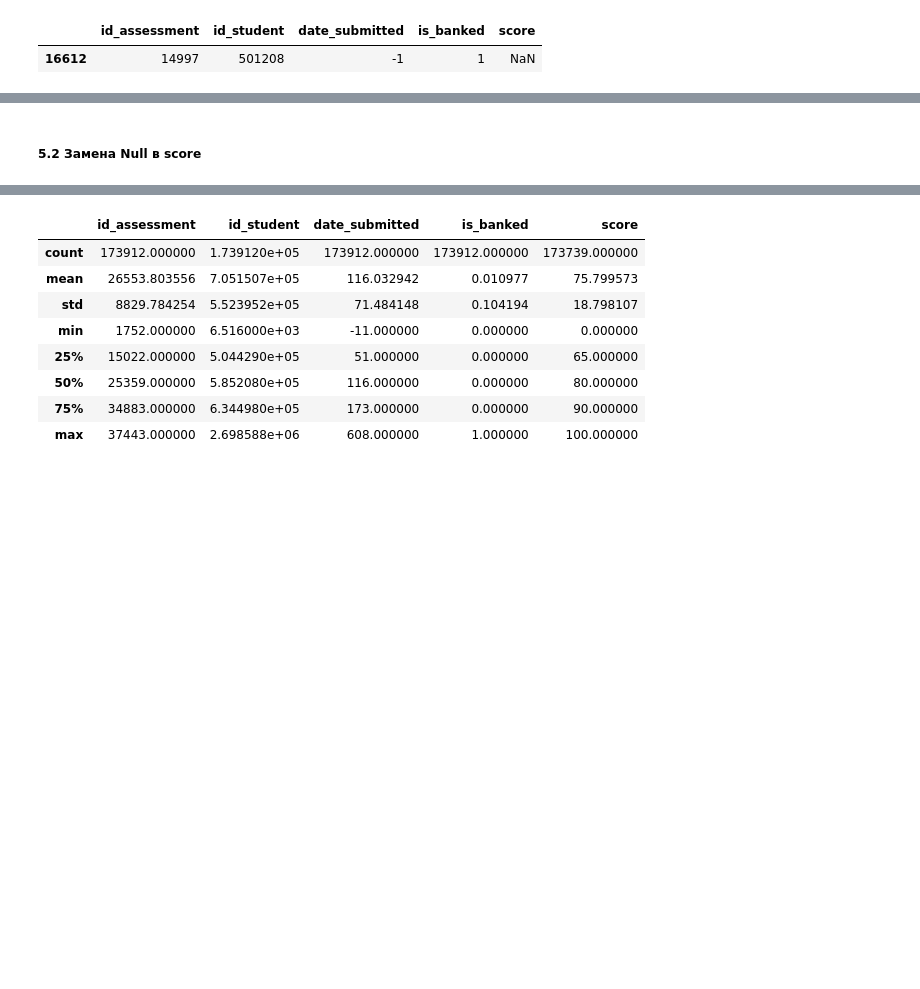
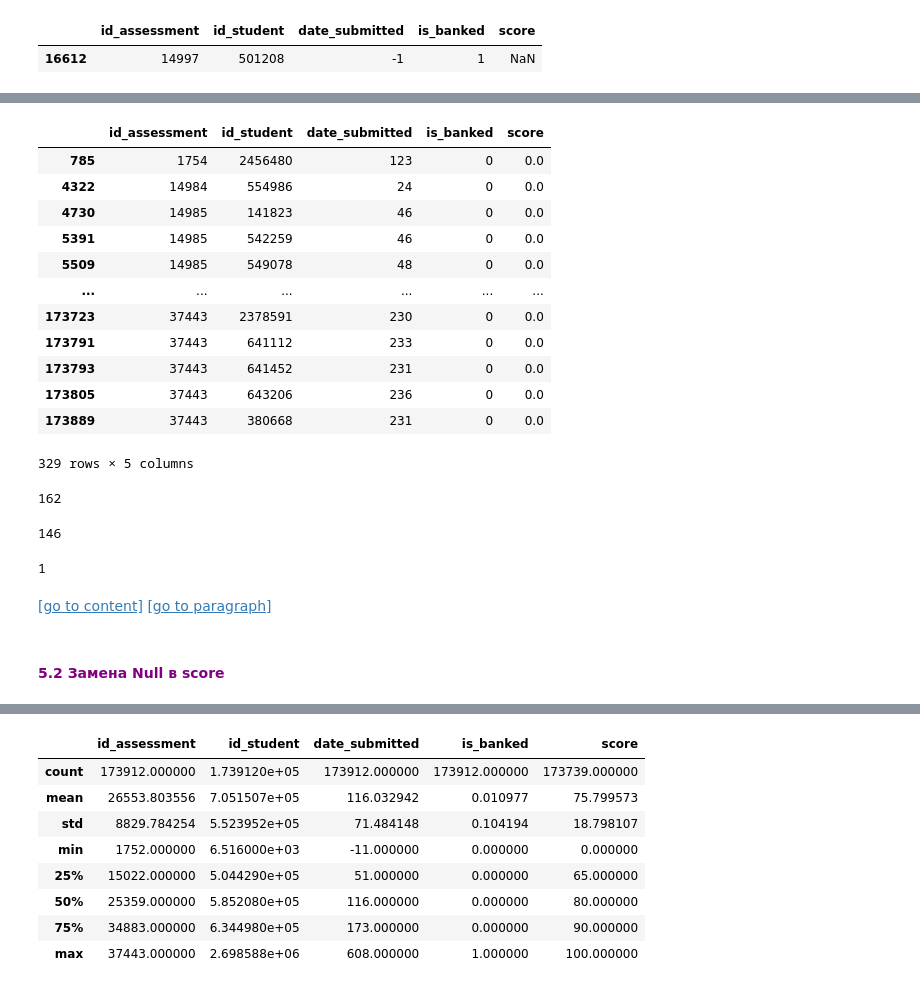
Before and after one commit to RiMGiR/EDA_Project, a Jupyter notebook: First_project.ipynb, the cells around one changed output, grey strips where cells are left out. Saved outputs shown, nothing was run; the diff lists cells and outputs as text; code cells hidden in the pictures; blank space fills up the shorter version.

Commit message:
Correction 5 and 6 paragraphs

```diff
--- a/First_project.ipynb
+++ b/First_project.ipynb
@@ -797,3 +874,43 @@ studentAssessment[studentAssessment.score.isna()&studentAssessment.is_banked ==
+# %%
+#просмотр сколько записей с 0 баллов за тест
+
+studentAssessment[studentAssessment.score == 0]
+# %% [output]
+|  | id_assessment | id_student | date_submitted | is_banked | score |
+| 785 | 1754 | 2456480 | 123 | 0 | 0.0 |
+| 4322 | 14984 | 554986 | 24 | 0 | 0.0 |
+| 4730 | 14985 | 141823 | 46 | 0 | 0.0 |
+| 5391 | 14985 | 542259 | 46 | 0 | 0.0 |
+| 5509 | 14985 | 549078 | 48 | 0 | 0.0 |
+| ... | ... | ... | ... | ... | ... |
+| 173723 | 37443 | 2378591 | 230 | 0 | 0.0 |
+| 173791 | 37443 | 641112 | 233 | 0 | 0.0 |
+| 173793 | 37443 | 641452 | 231 | 0 | 0.0 |
+| 173805 | 37443 | 643206 | 236 | 0 | 0.0 |
+| 173889 | 37443 | 380668 | 231 | 0 | 0.0 |
+329 rows × 5 columns
+# %%
+#просмотр сколько записей получило за тест 0 баллов и есть ли среди них тесты с Null в score, если да, то будет основание присвоить 0 значения вместо -9999
+
+studentAssessment[(studentAssessment.id_assessment.isin(id_ass_no_score))&(studentAssessment.score==0)].id_assessment.count()
+# %% [output]
+162
+# %%
+#кол-во уникальных студентов, получивших 0 по тесту, который у некотороых оценен как Null
+
+studentAssessment[(studentAssessment.id_assessment.isin(id_ass_no_score))&(studentAssessment.score==0)].id_student.nunique()
+# %% [output]
+146
+# %%
+#проверим, есть ли студенты, которые сдавали один и тот же тест 2 раза
+#убедимся, что не оцененные тесты не относятся к попвткам сдачи
+
+studentAssessment.groupby(['id_student','id_assessment'], dropna= False).size().max()
+# %% [output]
+1
+# %% [markdown]
+[[go to content]](#content)
+[[go to paragraph]](#studentAssessment_null_dtype)
 # %% [markdown]
-##### 5.2 Замена Null в score <a name = "studentAssessment_score_null"></a>
+#### <font color = 'purple'> 5.2 Замена Null в score</font> <a name = "studentAssessment_score_null"></a>
 # %% [markdown]
```
Also changed, not shown: parts of 135 cells of this notebook.
